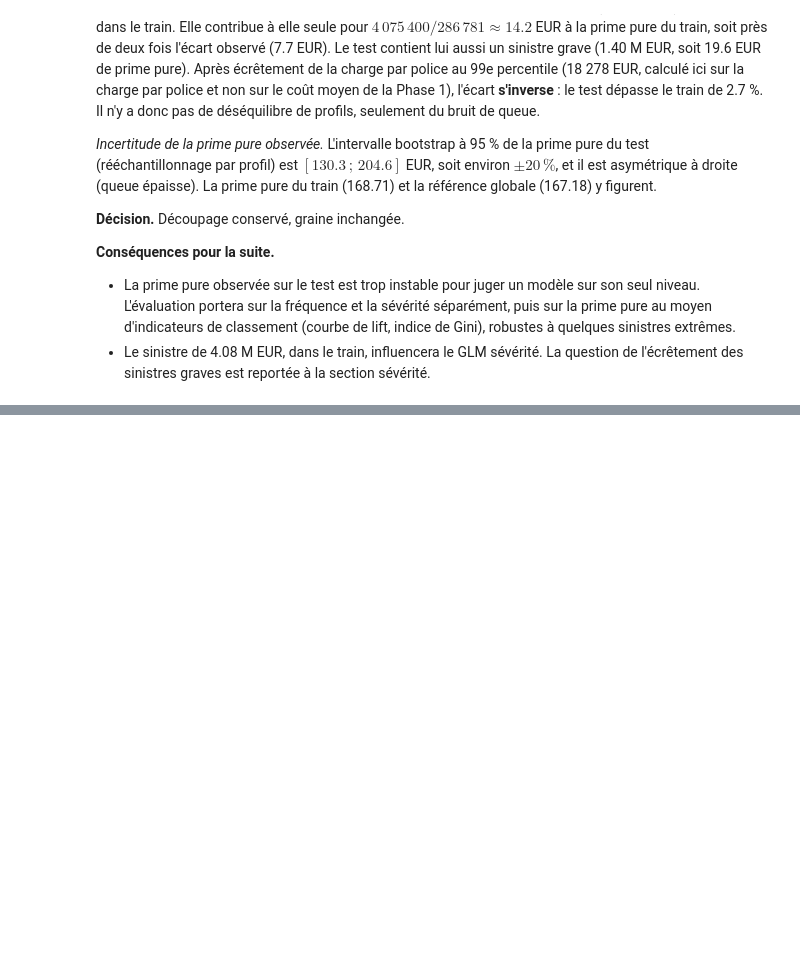
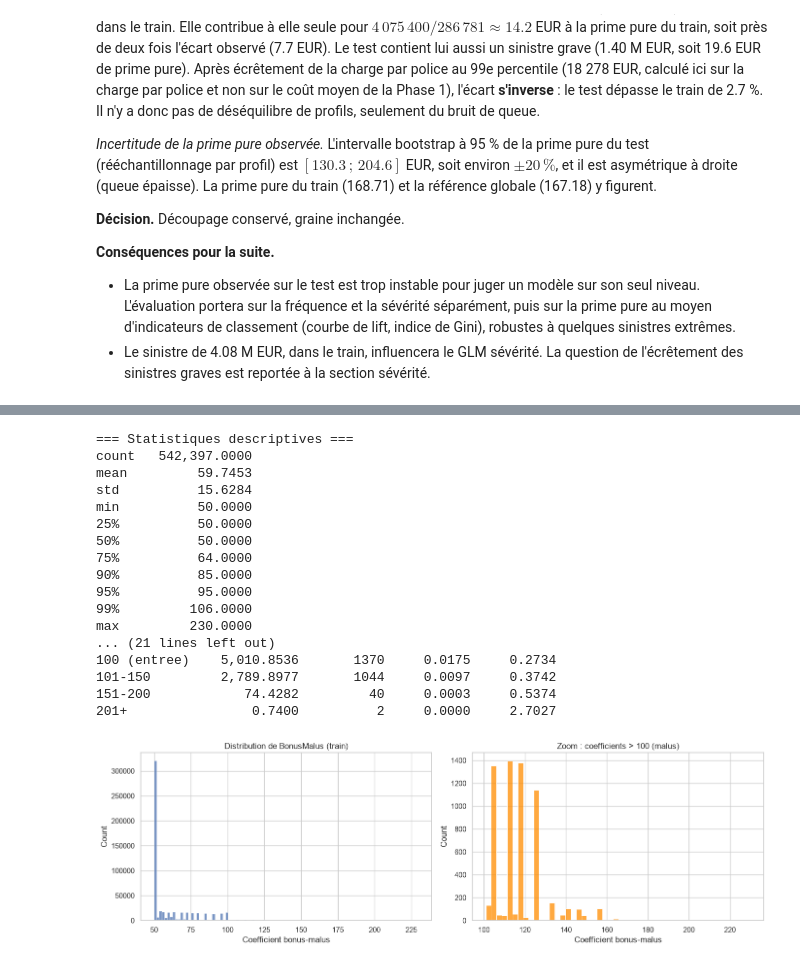
Before and after one commit to STORM227-cyber/moteur-tarification-iard, a Jupyter notebook: notebooks/02_glm.ipynb, the cells around one changed output, grey strips where cells are left out. Saved outputs shown, nothing was run; the diff lists cells and outputs as text; code cells hidden in the pictures; blank space fills up the shorter version.

```diff
--- a/notebooks/02_glm.ipynb
+++ b/notebooks/02_glm.ipynb
@@ -639,0 +948,57 @@ du train (168.71) et la référence globale (167.18) y figurent.
+# %%
+# --- DISTRIBUTION DU BONUS-MALUS (train) ---
+print("=== Statistiques descriptives ===")
+print(train["BonusMalus"].describe(percentiles=[0.25, 0.5, 0.75, 0.9, 0.95, 0.99]))
+
+# Masses ponctuelles attendues : plancher a 50, valeur d'entree a 100.
+print("\n=== Valeurs les plus frequentes (part de l'exposition) ===")
+masses = (train.groupby("BonusMalus", observed=True)["Exposure"].sum()
+          / train["Exposure"].sum()).sort_values(ascending=False)
+print(masses.head(10).to_frame("part_expo"))
+
+# Repartition par zone du bareme.
+zones = pd.cut(train["BonusMalus"], bins=[0, 50, 99, 100, 150, 200, 400],
+               labels=["50 (plancher)", "51-99", "100 (entree)", "101-150",
+                       "151-200", "201+"], right=True)
+print("\n=== Repartition par zone du bareme ===")
+rep = train.groupby(zones, observed=True).agg(
+    expo=("Exposure", "sum"),
+    sinistres=("ClaimNb", "sum"),
+)
+rep["part_expo"] = rep["expo"] / rep["expo"].sum()
+rep["frequence"] = rep["sinistres"] / rep["expo"]
+print(rep)
+
+# Visualisation de la distribution.
+fig, axes = plt.subplots(1, 2, figsize=(14, 4.5))
+sns.histplot(train["BonusMalus"], bins=100, ax=axes[0])
+axes[0].set_title("Distribution de BonusMalus (train)")
+axes[0].set_xlabel("Coefficient bonus-malus")
+
+sns.histplot(train.loc[train["BonusMalus"] > 100, "BonusMalus"],
+             bins=50, ax=axes[1], color="darkorange")
+axes[1].set_title("Zoom : coefficients > 100 (malus)")
+axes[1].set_xlabel("Coefficient bonus-malus")
+
+plt.tight_layout()
+plt.savefig(FIGURES_DIR / "02_bonusmalus_distribution.png", dpi=150)
+plt.show()
+# %% [output]
+=== Statistiques descriptives ===
+count   542,397.0000
+mean         59.7453
+std          15.6284
+min          50.0000
+25%          50.0000
+50%          50.0000
+75%          64.0000
+90%          85.0000
+95%          95.0000
+99%         106.0000
+max         230.0000
+... (21 lines left out)
+100 (entree)    5,010.8536       1370     0.0175     0.2734
+101-150         2,789.8977       1044     0.0097     0.3742
+151-200            74.4282         40     0.0003     0.5374
+201+                0.7400          2     0.0000     2.7027
+[figure, added]
```
Also changed, not shown: parts of 40 cells of this notebook, 6 other files.
